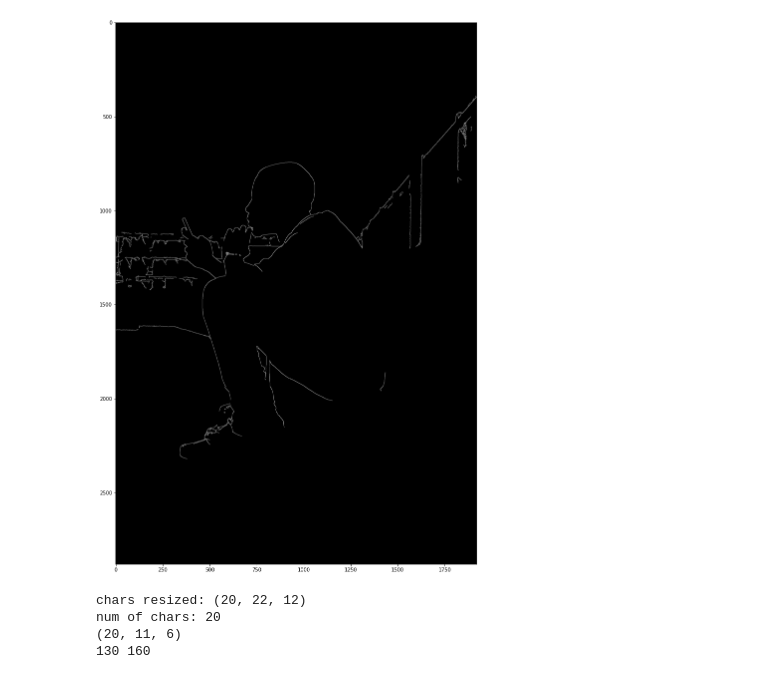
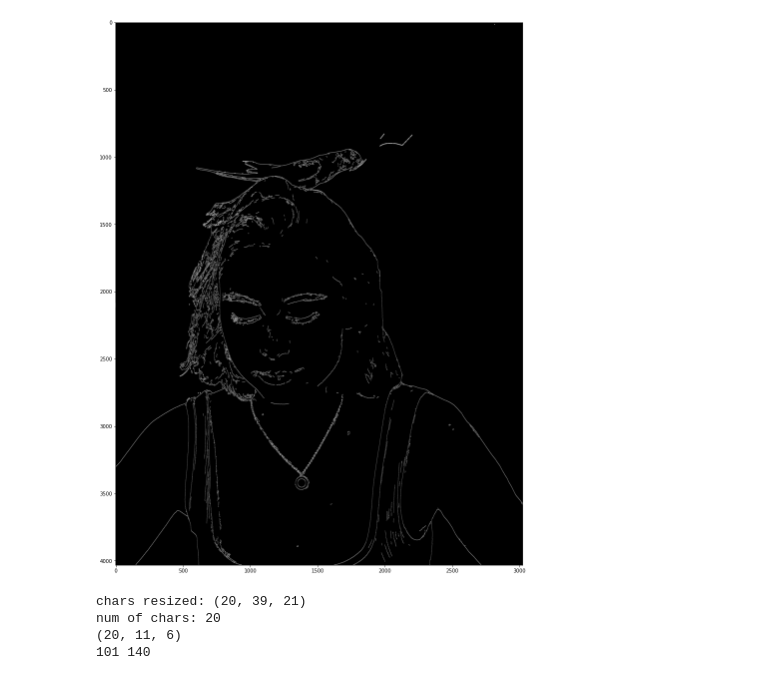
Before and after one commit to arianomidi/ASCIICSA, a Jupyter notebook: src/ascii_edge_test.ipynb, the cells around one changed output. Cells and saved outputs as stored; diff of their text form; code cells hidden in the pictures.

```diff
--- a/src/ascii_edge_test.ipynb
+++ b/src/ascii_edge_test.ipynb
@@ -9,7 +9,7 @@ from matplotlib import pyplot as plt
 # Plot inline
 %matplotlib inline
 
-img_path = "../data/man_outline.jpg"
+img_path = "../data/male_e.png"
 kernel_size = 5
 
 chars = " .,=+-_^<>()[]{|}\\!/"
@@ -63,7 +63,7 @@ laplacian_img = np.absolute(laplacian_img)
 laplacian_img = np.uint8(laplacian_img)
 
 # canny
-canny_img = cv2.Canny(blur_img, 40, 100)
+canny_img = cv2.Canny(blur_img, 40, 80)
 
 # dileted canny
 canny_dilated = cv2.dilate(canny_img, (5,5))
@@ -91,7 +91,7 @@ plt.show()
 char_dict = getCharImages(chars=chars)
 
 # print(canny_dilated.max(), canny_dilated.min())
-selected_img = canny_img
+selected_img = canny_dilated
 
 resize_factor = 1
 resize_w = int(selected_img.shape[1] * resize_factor)
@@ -99,8 +99,7 @@ resize_h = int(selected_img.shape[0] * resize_factor)
 resized_img = cv2.resize(selected_img, (resize_w, resize_h))
 
 # blur_canny_dilated = cv2.medianBlur(resized_img, 7)
-
-blur_canny_dilated = cv2.GaussianBlur(resized_img, (3, 3), 0)
+blur_canny_dilated = cv2.GaussianBlur(resized_img, (5, 5), 0)
 # blur_canny_dilated = resized_img
 
 plt.figure(figsize=(20,20))
@@ -109,7 +108,7 @@ plt.show()
 
 
 # store dimensions
-cols = 160
+cols = 140
 
 _, char_h, char_w = char_dict.shape
 img_h, img_w = blur_canny_dilated.shape
@@ -128,38 +127,38 @@ for char_kernel in char_dict:
   char_dict_resized.append(cv2.resize(char_kernel, (w, h)))
 char_dict_resized = np.array(char_dict_resized)
 
 print(f"chars resized: {char_dict_resized.shape}")
 
 
 
 
 
 print(f"num of chars: {len(chars)}")
 print(char_dict.shape)
 print(rows, cols)
 
 
 out_chars = []
 for i in range(rows):
   row_str = ""
   for j in range(cols):
     sample = blur_canny_dilated[i*h:(i+1)*h,j*w:(j+1)*w]
     # sample = np.ones((char_h, char_w)) * 255
     euclidean_norms = np.linalg.norm(char_dict_resized - sample, axis=(1,2))
     char_i = np.argmin(euclidean_norms)
     # print(f"sample: {sample.shape}")
     # print(f"norms: {euclidean_norms.shape}")
     # print(f"index: {char_i}")
 
     row_str += chars[char_i]
 
   out_chars.append(row_str)
 # %% [output]
-[figure, old version]
+[figure, new version]
-chars resized: (20, 22, 12)
+chars resized: (20, 39, 21)
 num of chars: 20
 (20, 11, 6)
-130 160
+101 140
 # %%
 def autoSize(height, width, resolution=1080):
     """Determines the size of an image by setting the largest side to the size of the resolution"""
```
Also changed, not shown: parts of 2 cells of this notebook.
